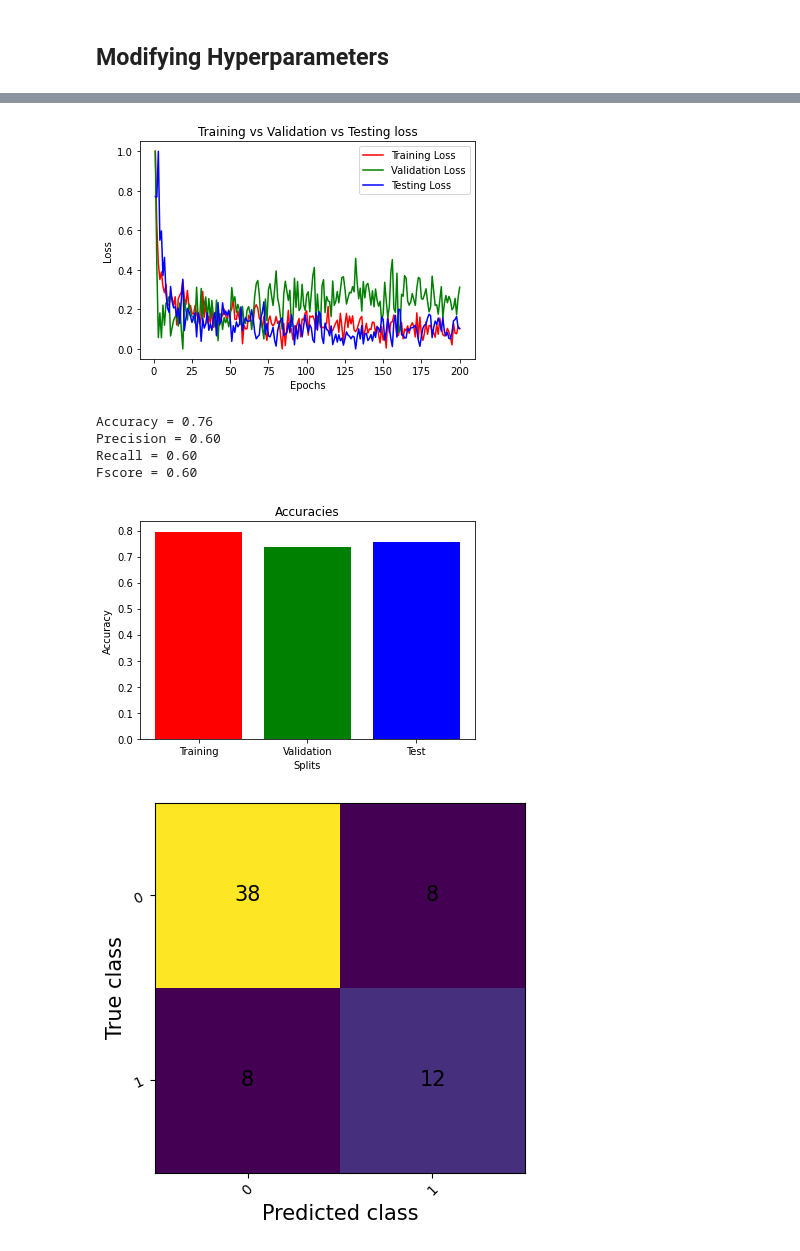
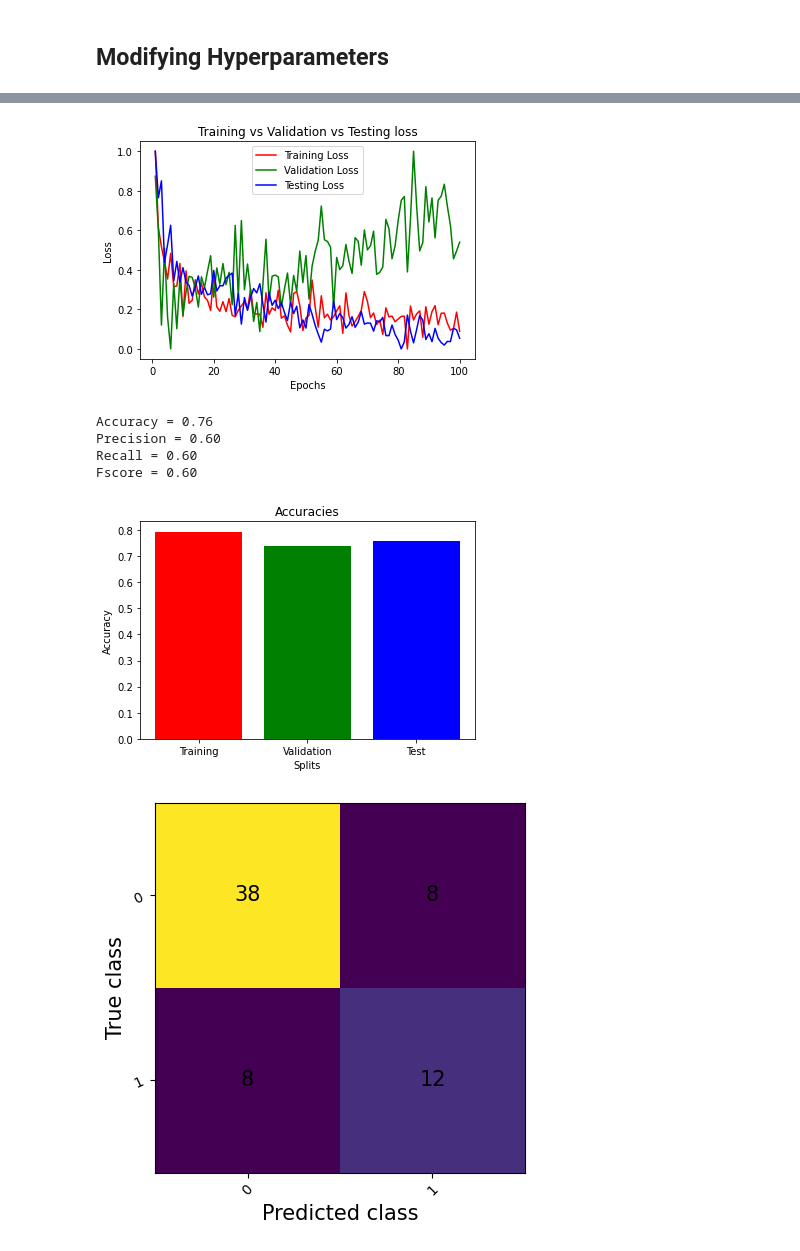
Before and after one commit to UBCSE-ngupta22/CSE574_Assign2, a Jupyter notebook: ngupta22_pandey7_assignment2_part_1_2.ipynb, the cells around one changed output, grey strips where cells are left out. Drawn from its saved outputs; the diff is of its cells as text; code cells hidden in the pictures.

```diff
--- a/ngupta22_pandey7_assignment2_part_1_2.ipynb
+++ b/ngupta22_pandey7_assignment2_part_1_2.ipynb
@@ -580,7 +580,7 @@ criterion = nn.BCELoss()
 optimizer = optim.SGD(hyperModel1.parameters(), lr=0.01, momentum=0.9)
 
 # Epochs and Batch size
-epochs = 200
+epochs = 100
 batchSize = 16
 
 modelTraining(epochs, batchSizeBefore, criterion, optimizer, hyperModel1)
@@ -643,7 +643,7 @@ criterion = nn.BCELoss()
 optimizer = optim.RMSprop(hyperModel2.parameters(), lr=0.001)
 
 # Epochs and Batch size
-epochs = 200
+epochs = 100
 batchSize = 16
 
 modelTraining(epochs, batchSizeBefore, criterion, optimizer, hyperModel2)
@@ -670,4 +670,4 @@ Time to train = 2.36
-[figure, old version]
+[figure, new version]
 Accuracy = 0.76
 Precision = 0.60
 Recall = 0.60
```
Also changed, not shown: parts of 10 cells of this notebook.
